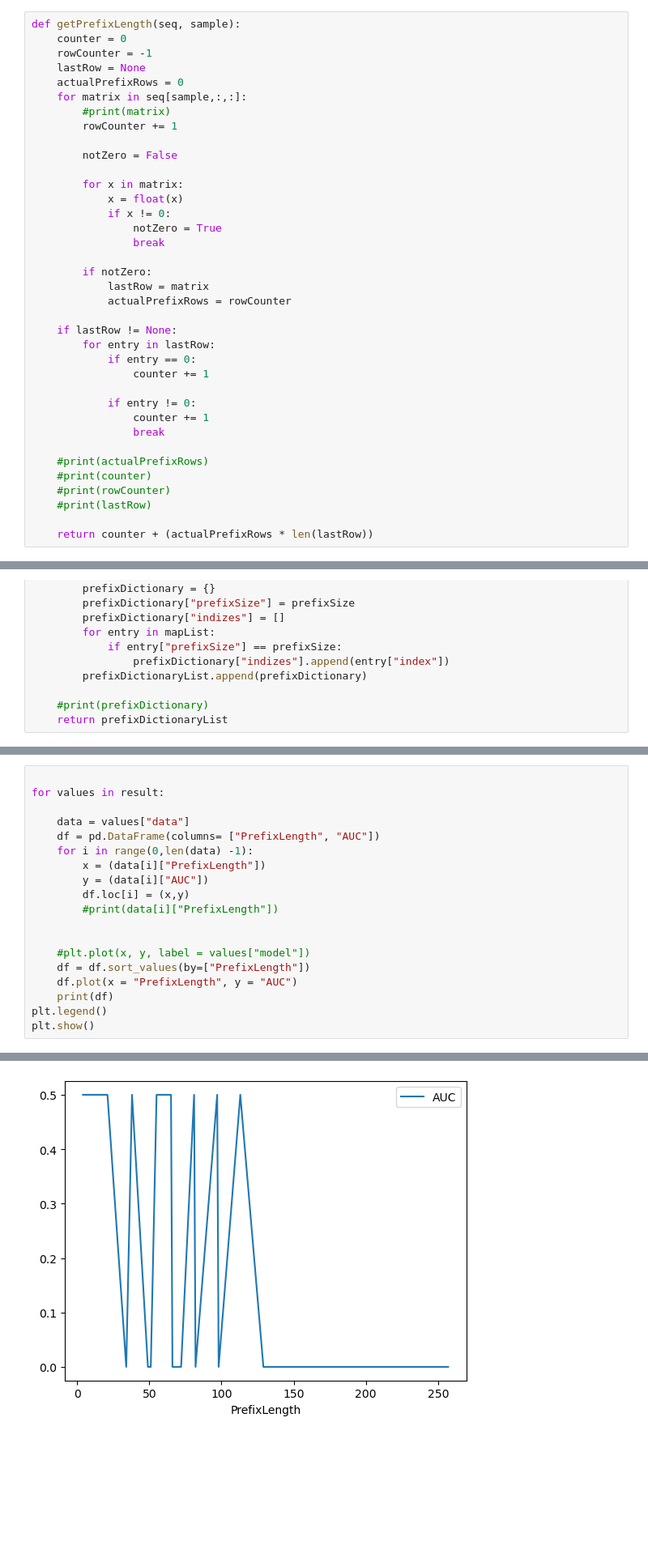
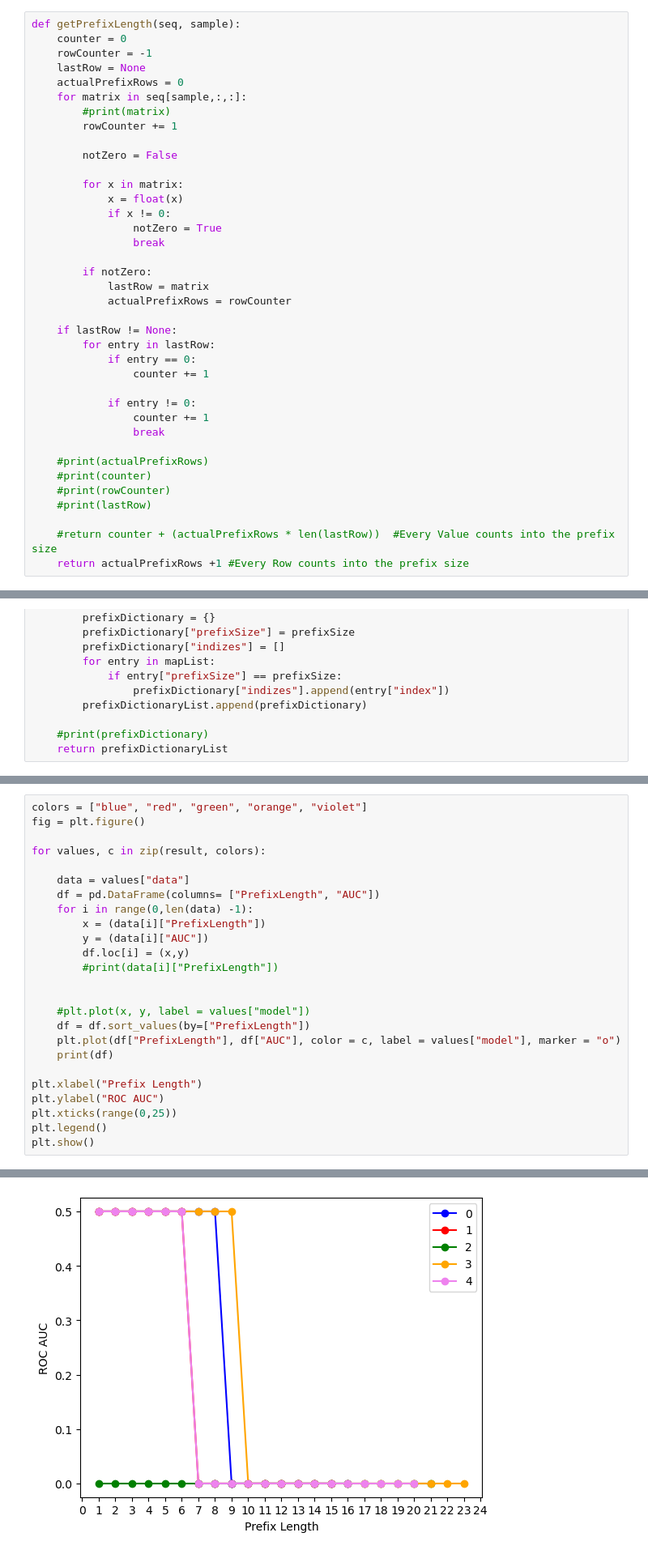
Before and after one commit to fau-is/patway-net, a Jupyter notebook: plot_test.ipynb, the cells around one changed output, grey strips where cells are left out. Shown at 81% size. Saved outputs shown, nothing was run; the diff lists cells and outputs as text; blank space fills up the shorter version.

Commit message:
Continued working on plot creation

```diff
--- a/plot_test.ipynb
+++ b/plot_test.ipynb
@@ -124,5 +124,6 @@ def getPrefixLength(seq, sample):
     #print(rowCounter)
     #print(lastRow)
 
-    return counter + (actualPrefixRows * len(lastRow))
+    #return counter + (actualPrefixRows * len(lastRow))  #Every Value counts into the prefix size
+    return actualPrefixRows +1 #Every Row counts into the prefix size
 # %%
@@ -242,6 +244,8 @@ except
 # %%
+colors = ["blue", "red", "green", "orange", "violet"]
+fig = plt.figure()
 
-for values in result:
+for values, c in zip(result, colors):
 
     data = values["data"]
     df = pd.DataFrame(columns= ["PrefixLength", "AUC"])
@@ -254,8 +258,12 @@ for values in result:
 
     #plt.plot(x, y, label = values["model"])
     df = df.sort_values(by=["PrefixLength"])
-    df.plot(x = "PrefixLength", y = "AUC")
+    plt.plot(df["PrefixLength"], df["AUC"], color = c, label = values["model"], marker = "o")
     print(df)
+
+plt.xlabel("Prefix Length")
+plt.ylabel("ROC AUC")
+plt.xticks(range(0,25))
 plt.legend()
 plt.show()
 # %% [output]
@@ -279 +287 @@ plt.show()
-[figure, old version]
+[figure, new version]
```
Also changed, not shown: parts of 7 cells of this notebook.
